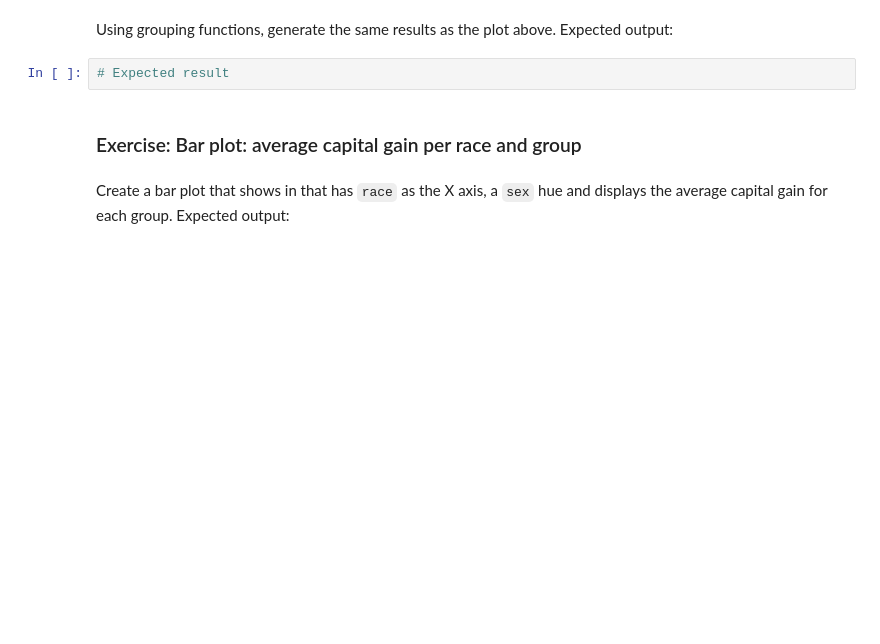
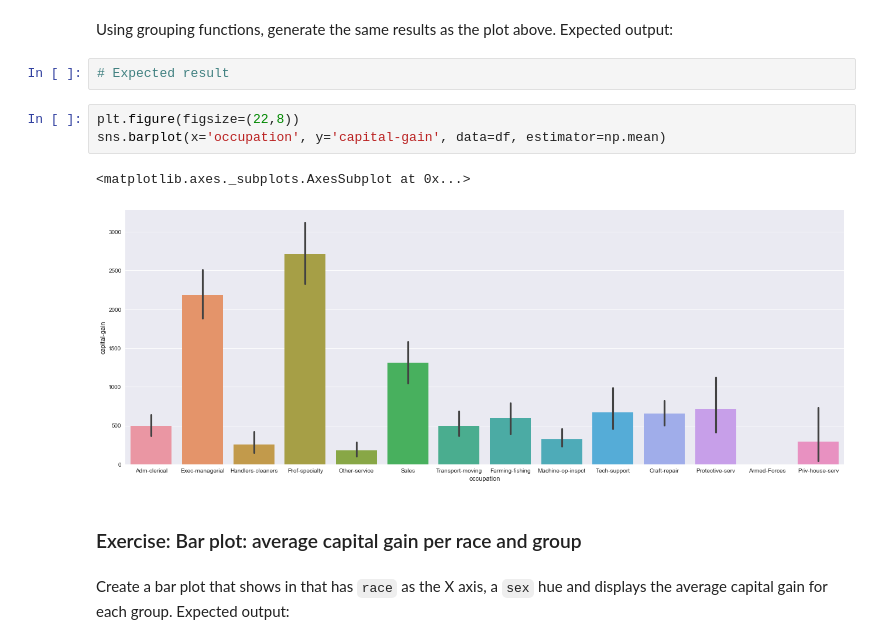
Before and after one commit to AndyDeNike/RMOTR, a Jupyter notebook: projects/data-science/ds-unit-2-us-census-analyisis/Project 2 - US Census.ipynb, the cells around one changed output. Saved outputs shown, nothing was run; the diff lists cells and outputs as text; blank space fills up the shorter version.

Commit message:
Created boxplot for occupation/capital-gain mean

```diff
--- a/projects/data-science/ds-unit-2-us-census-analyisis/Project 2 - US Census.ipynb
+++ b/projects/data-science/ds-unit-2-us-census-analyisis/Project 2 - US Census.ipynb
@@ -474,6 +475,12 @@ Name: capital-gain, dtype: float64
 Using grouping functions, generate the same results as the plot above. Expected output:
 # %%
 # Expected result
+# %%
+plt.figure(figsize=(22,8))
+sns.barplot(x='occupation', y='capital-gain', data=df, estimator=np.mean)
+# %% [output]
+<matplotlib.axes._subplots.AxesSubplot at 0x...>
+[figure, added]
 # %% [markdown]
 ### Exercise: Bar plot: average capital gain per race and group
 # %% [markdown]
```
Also changed, not shown: parts of 1 cell of this notebook.
